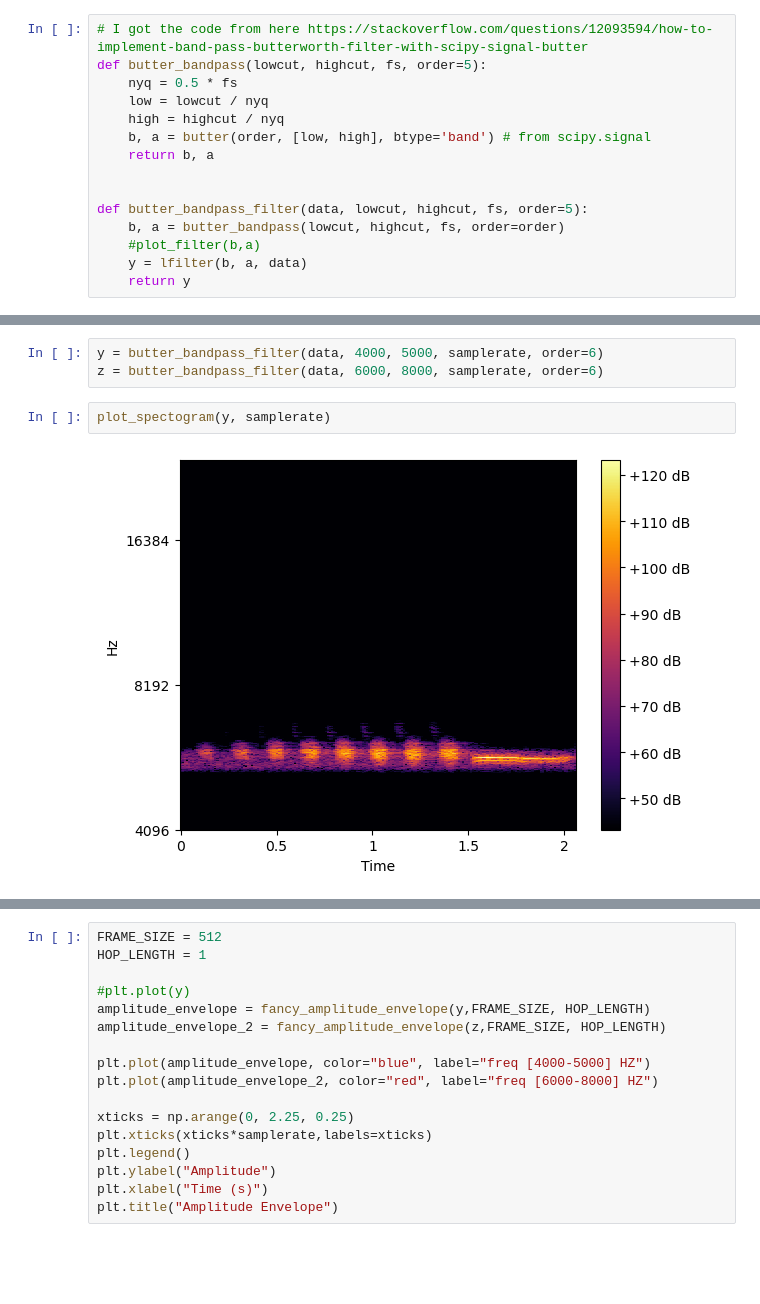
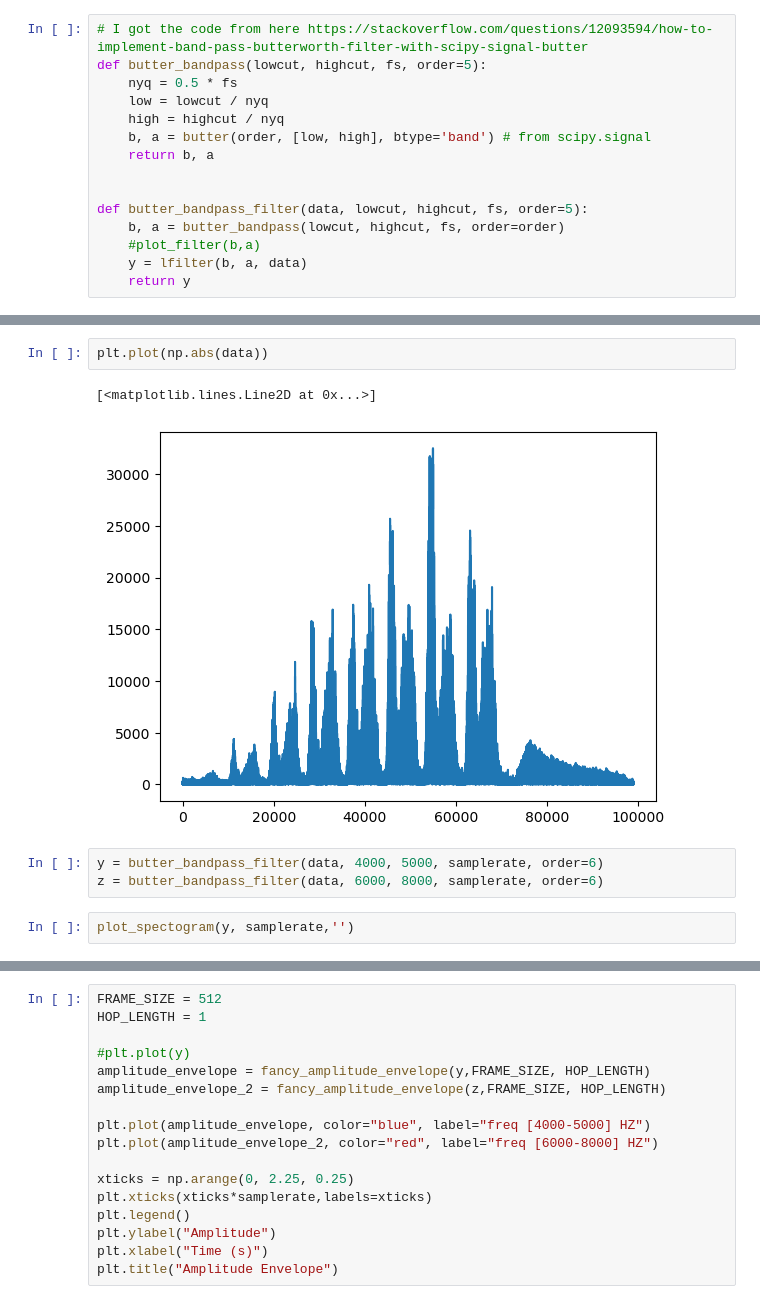
Before and after one commit to Yasminebenhamadi/YellowHammer, a Jupyter notebook: test-1.ipynb, the cells around one changed output, grey strips where cells are left out. Cells and saved outputs as stored; diff of their text form; blank space fills up the shorter version.

```diff
--- a/test-1.ipynb
+++ b/test-1.ipynb
@@ -58,7 +111,10 @@ plot_spectogram(data, samplerate)
+# %%
+plt.plot(np.abs(data))
+# %% [output]
+[<matplotlib.lines.Line2D at 0x...>]
+[figure, added]
 # %%
 y = butter_bandpass_filter(data, 4000, 5000, samplerate, order=6)
 z = butter_bandpass_filter(data, 6000, 8000, samplerate, order=6)
 # %%
-plot_spectogram(y, samplerate)
+plot_spectogram(y, samplerate,'')
-# %% [output]
-[figure, removed]
```
Also changed, not shown: parts of 8 cells of this notebook, 3 other files.
